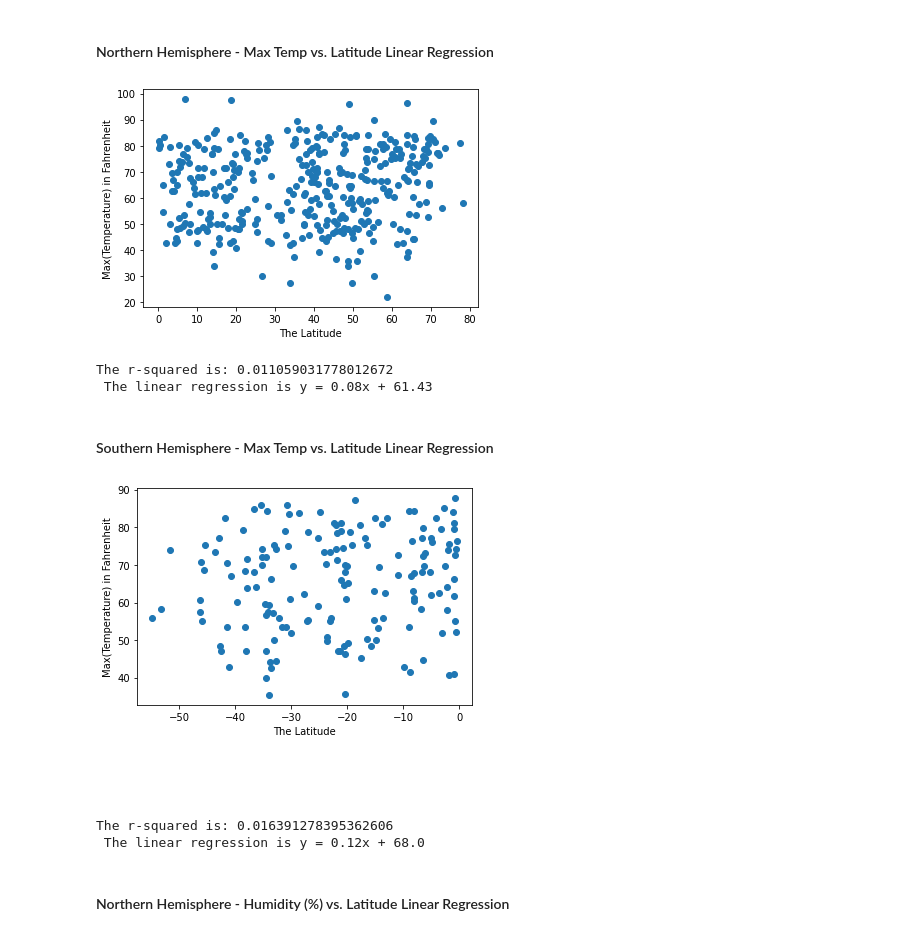
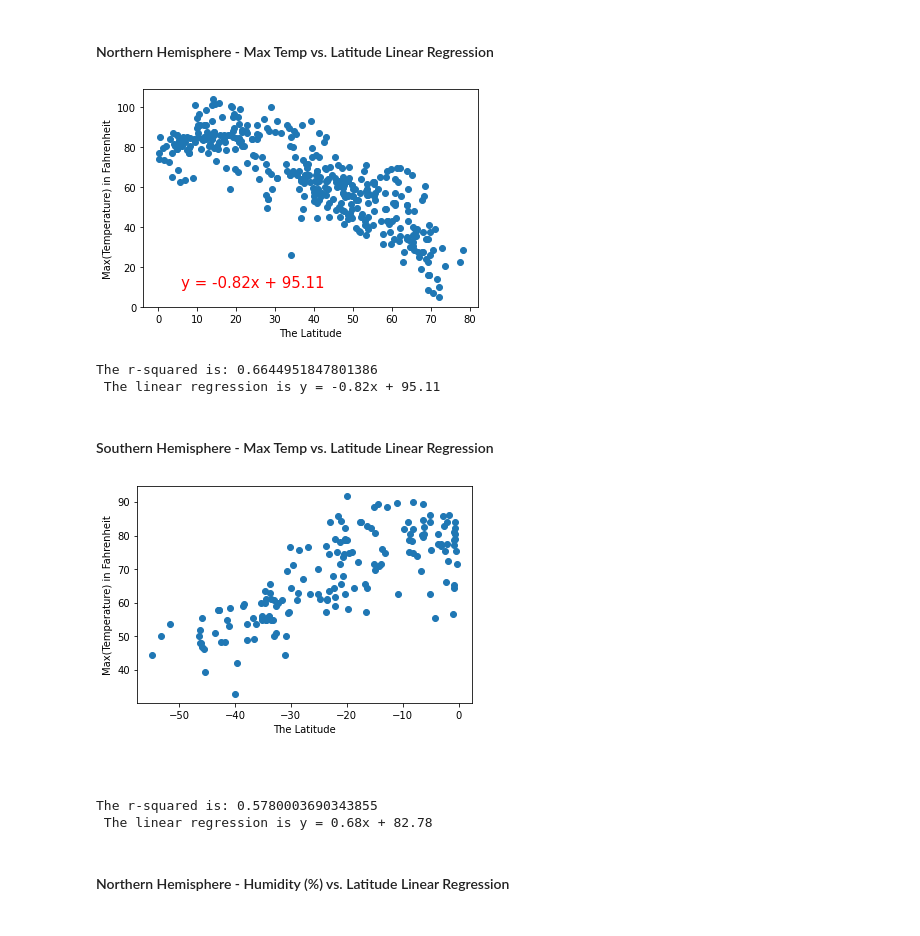
Before and after one commit to chinnamanaidu/python-api-challenge, a Jupyter notebook: WeatherPy/WeatherPy.ipynb, the cells around one changed output. Cells and saved outputs as stored; diff of their text form; code cells hidden in the pictures.

Commit message:
weather file updated

```diff
--- a/WeatherPy/WeatherPy.ipynb
+++ b/WeatherPy/WeatherPy.ipynb
@@ -89,25 +89,18 @@ query_url = f"{url}appid={api_key}&units={impl}&q="
 #by default all humidity are less than 100
 for index, row in cities_pd.iterrows():
     try:
-        response = requests.get(query_url + row["City"] +","+ row["Country"]).json()
-        lat.append(response['coord']['lat'])
-        lng.append(response['coord']['lon'])
-        temper.append(response['main']['temp'])
-        hum.append(response['main']['humidity'])
-        speed.append(response['wind']['speed'])
-        cloud.append(response['clouds']['all'])
-        if (response['coord']['lat'] >= 0 ):
-            nor_lat.append(response['coord']['lat'])
-            nor_temper.append(response['main']['temp'])
-            nor_hum.append(response['main']['humidity'])
-            nor_speed.append(response['wind']['speed'])
-            nor_cloud.append(response['clouds']['all'])
+        if (row["Lat"] >= 0 ):
+            nor_lat.append(row['Lat'])
+            nor_temper.append(row['Max Temp'])
+            nor_hum.append(row['Humidity'])
+            nor_speed.append(row['Wind Speed'])
+            nor_cloud.append(row['Cloudiness'])
         else:
-            sou_lat.append(response['coord']['lat'])
-            sou_temper.append(response['main']['temp'])
-            sou_hum.append(response['main']['humidity'])
-            sou_speed.append(response['wind']['speed'])
-            sou_cloud.append(response['clouds']['all'])
+            sou_lat.append(row['Lat'])
+            sou_temper.append(row['Max Temp'])
+            sou_hum.append(row['Humidity'])
+            sou_speed.append(row['Wind Speed'])
+            sou_cloud.append(row['Cloudiness'])
     except:
         pass
 # %%
@@ -400,18 +391,9 @@ weather_dict = {
     "temp": nor_temper
 }
 weather_data = pd.DataFrame(weather_dict)
-
-
-max_temp = weather_data.groupby("lat").max()["temp"]
-lat_data = weather_data["lat"].unique()
-
-weather_dict_uniq = {
-    "lat_data": lat_data
-}
-weather_data_uniq = pd.DataFrame(weather_dict_uniq)
-
-
-x_values = weather_data_uniq["lat_data"]
+max_temp = weather_data["temp"]
+lat_data = weather_data["lat"]
+x_values = lat_data
 y_values = max_temp
 (wea_slope, wea_intercept, rvalue, pvalue, stderr) = linregress(x_values, y_values)
 wea_regress_values = x_values* wea_slope + wea_intercept
@@ -426,47 +408,39 @@ plt.show()
 print(f"The r-squared is: {rvalue**2}")
 print(f' The linear regression is {line_eq}')
 # %% [output]
-[figure, old version]
+[figure, new version]
-The r-squared is: 0.011059031778012672
- The linear regression is y = 0.08x + 61.43
+The r-squared is: 0.6644951847801386
+ The linear regression is y = -0.82x + 95.11
 # %% [markdown]
 ####  Southern Hemisphere - Max Temp vs. Latitude Linear Regression
 # %%
 #Max temperature vs Latitude, the linear regression is provided as print statement for southern hemisphere
 weather_dict = {
     "lat": sou_lat,
     "temp": sou_temper
 }
 weather_data = pd.DataFrame(weather_dict)
+max_temp = weather_data["temp"]
+lat_data = weather_data["lat"]
+x_values = lat_data
+y_values = max_temp
 
-
-max_temp = weather_data.groupby("lat").max()["temp"]
-lat_data = weather_data["lat"].unique()
-
-weather_dict_uniq = {
-    "lat_data": lat_data
-}
-weather_data_uniq = pd.DataFrame(weather_dict_uniq)
-
-
-x_values = weather_data_uniq["lat_data"]
-y_values = max_temp
 (wea_slope, wea_intercept, rvalue, pvalue, stderr) = linregress(x_values, y_values)
 wea_regress_values = x_values* wea_slope + wea_intercept
 line_eq = "y = " + str(round(wea_slope,2)) + "x + " + str(round(wea_intercept,2))
 plt.scatter(x_values,y_values)
 #plt.plot(x_values,y_values,"r-")
 plt.annotate(line_eq,(6,10),fontsize=15,color="red")
 plt.xlabel('The Latitude')
 plt.ylabel('Max(Temperature) in Fahrenheit')
 plt.savefig("../output_img/southern_max_temp_vs_latitude.png")
 plt.show()
 print(f"The r-squared is: {rvalue**2}")
 print(f' The linear regression is {line_eq}')
 # %% [output]
-[figure, old version]
+[figure, new version]
-The r-squared is: 0.016391278395362606
- The linear regression is y = 0.12x + 68.0
+The r-squared is: 0.5780003690343855
+ The linear regression is y = 0.68x + 82.78
 # %% [markdown]
 ####  Northern Hemisphere - Humidity (%) vs. Latitude Linear Regression
 # %%
```
Also changed, not shown: parts of 20 cells of this notebook.
